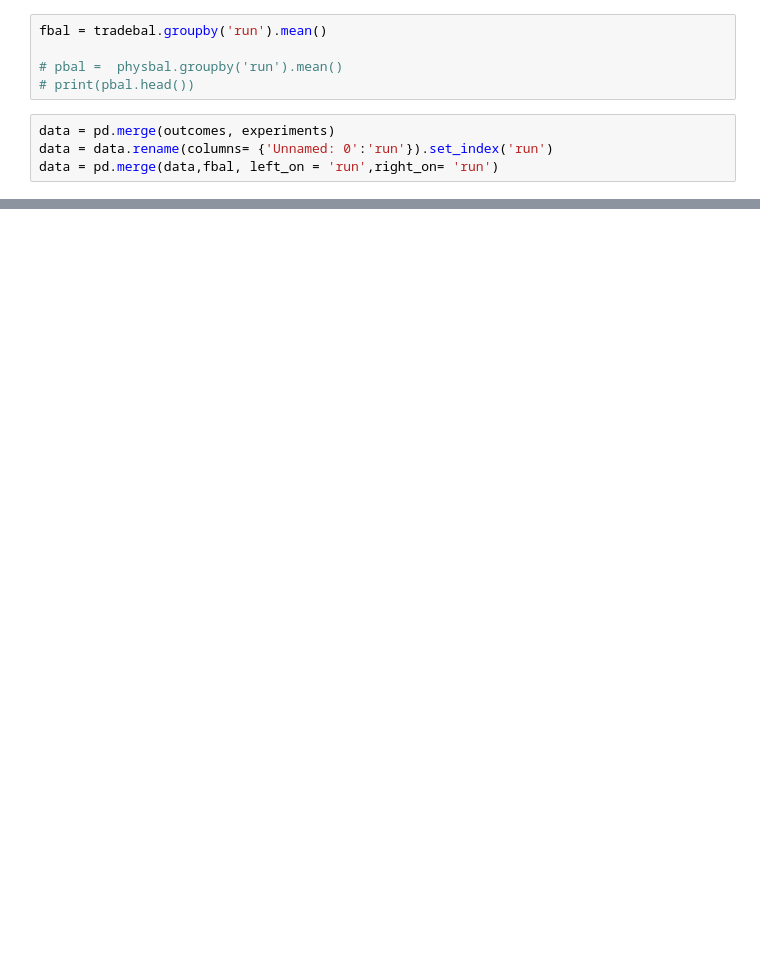
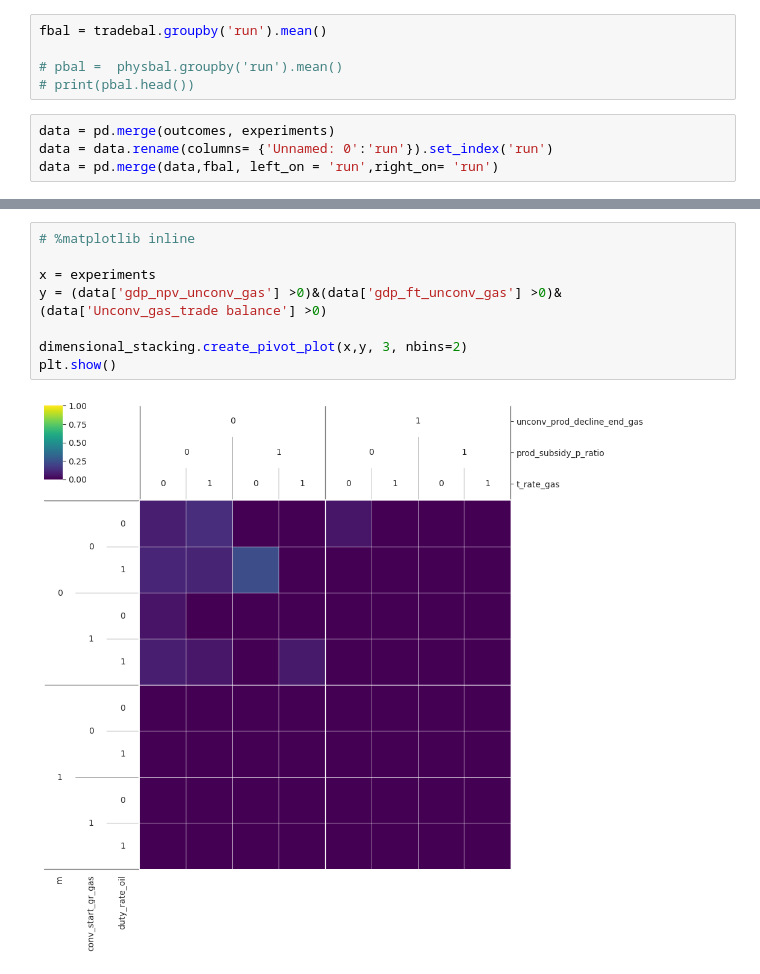
Before and after one commit to worldbank/Vacauerta, a Jupyter notebook: src/flipped.ipynb, the cells around one changed output, grey strips where cells are left out. Drawn from its saved outputs; the diff is of its cells as text; blank space fills up the shorter version.

```diff
--- a/src/flipped.ipynb
+++ b/src/flipped.ipynb
@@ -98,0 +100,10 @@ pd.crosstab(data['scenario'],data['success3'])
+# %%
+# %matplotlib inline
+
+x = experiments
+y = (data['gdp_npv_unconv_gas'] >0)&(data['gdp_ft_unconv_gas'] >0)&(data['Unconv_gas_trade balance'] >0)
+
+dimensional_stacking.create_pivot_plot(x,y, 3, nbins=2)
+plt.show()
+# %% [output]
+[figure, added]
```
Also changed, not shown: parts of 14 cells of this notebook, 1 other file.
